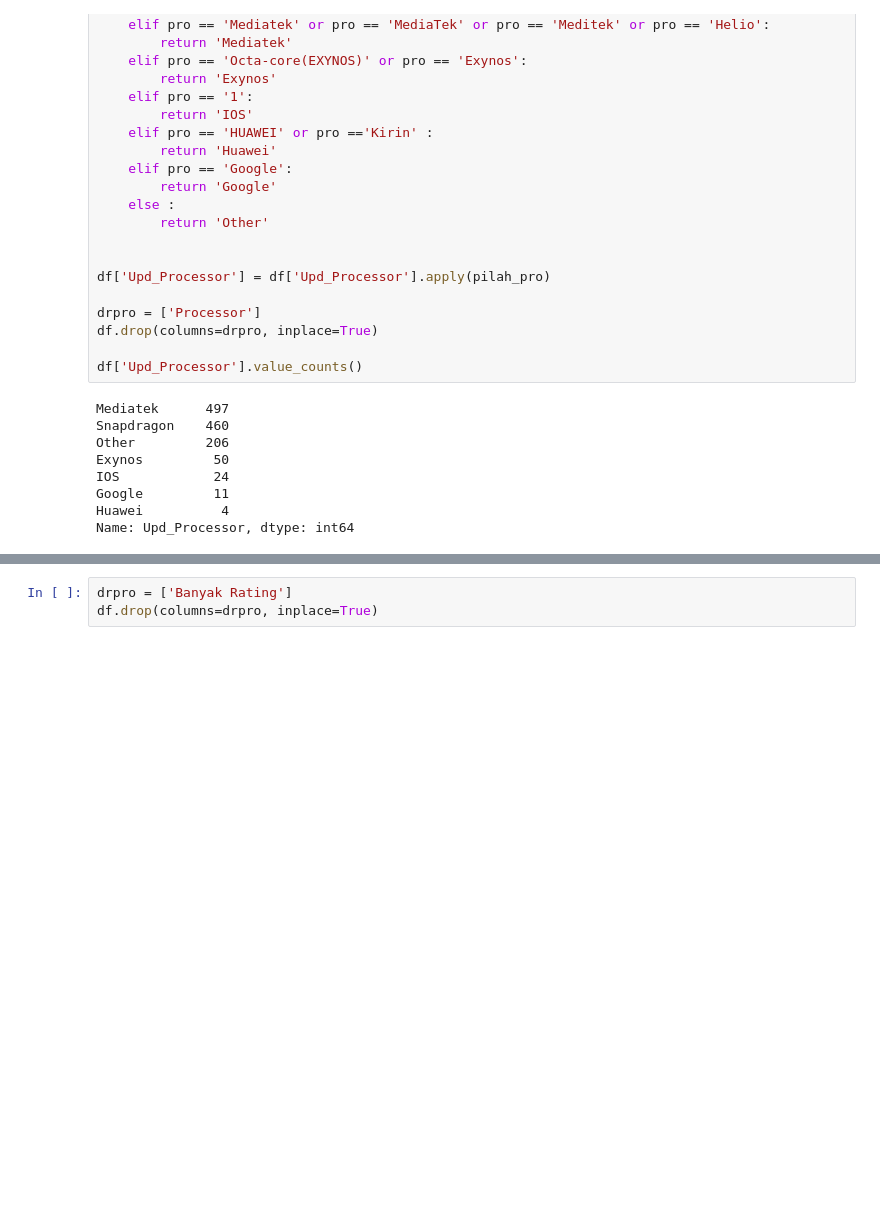
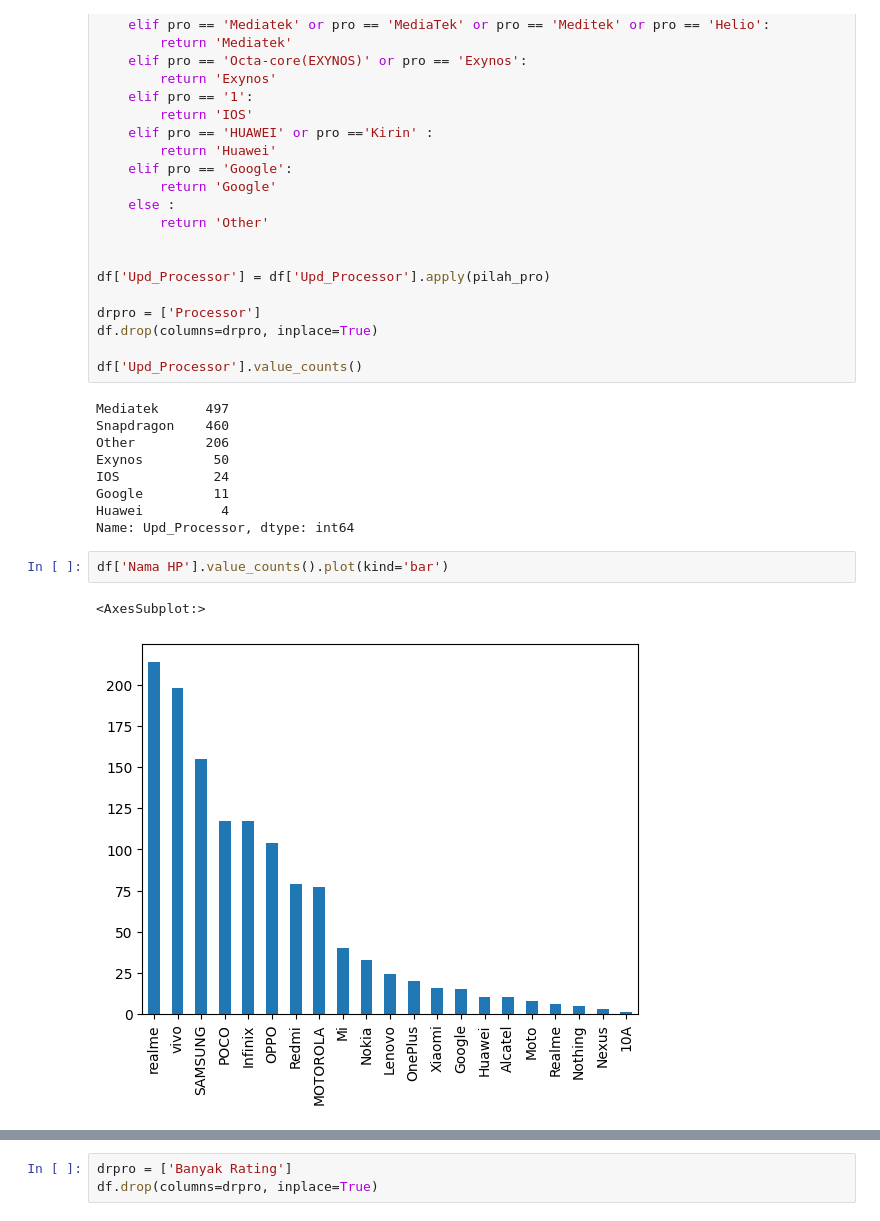
Before and after one commit to meiditaathfl05/TUGAS-REKRU, a Jupyter notebook: regresi.ipynb, the cells around one changed output, grey strips where cells are left out. Saved outputs shown, nothing was run; the diff lists cells and outputs as text; blank space fills up the shorter version.

```diff
--- a/regresi.ipynb
+++ b/regresi.ipynb
@@ -546,3 +409,8 @@ IOS            24
 Google         11
 Huawei          4
 Name: Upd_Processor, dtype: int64
+# %%
+df['Nama HP'].value_counts().plot(kind='bar')
+# %% [output]
+<AxesSubplot:>
+[figure, added]
```
Also changed, not shown: parts of 46 cells of this notebook, 2 other files.
